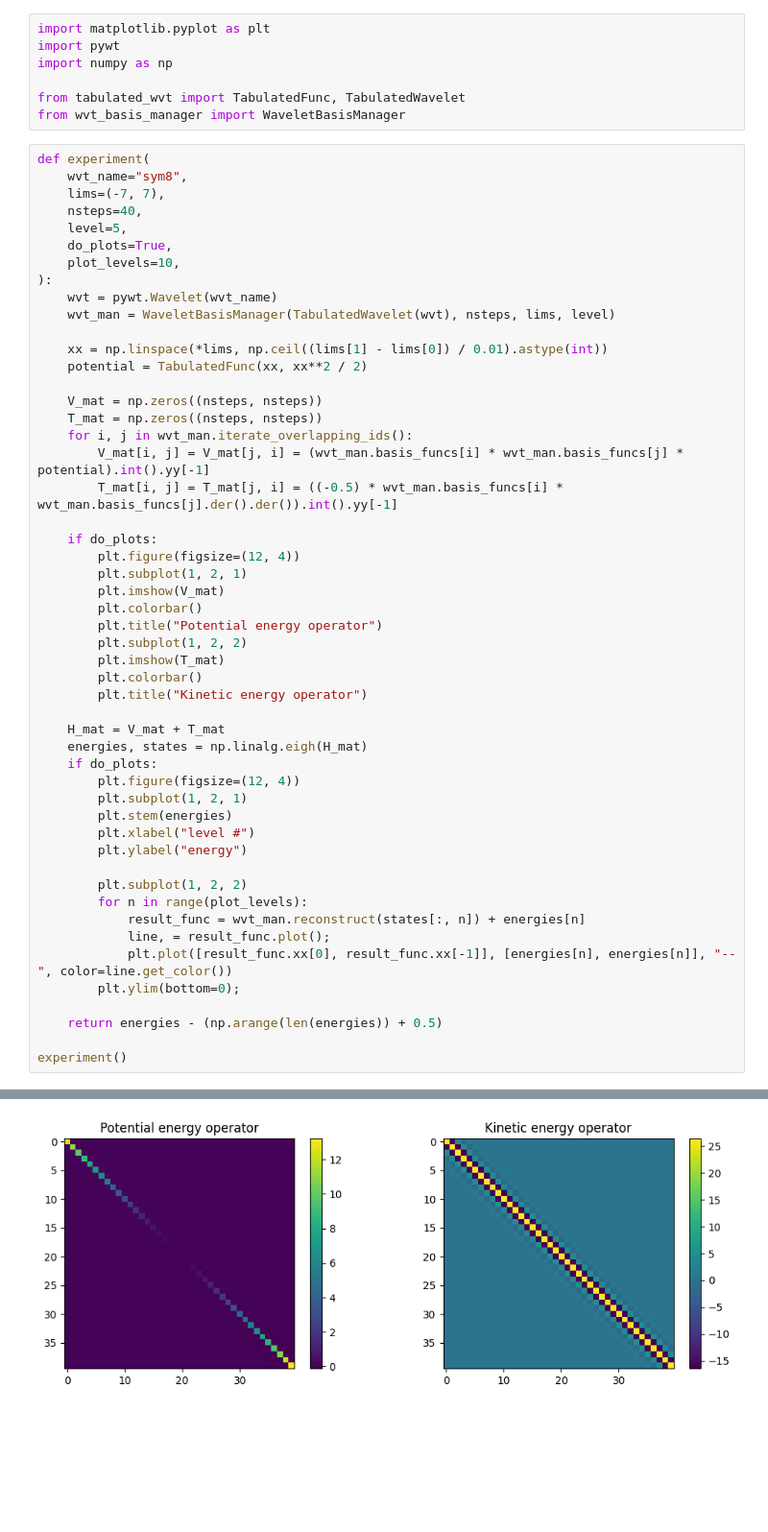
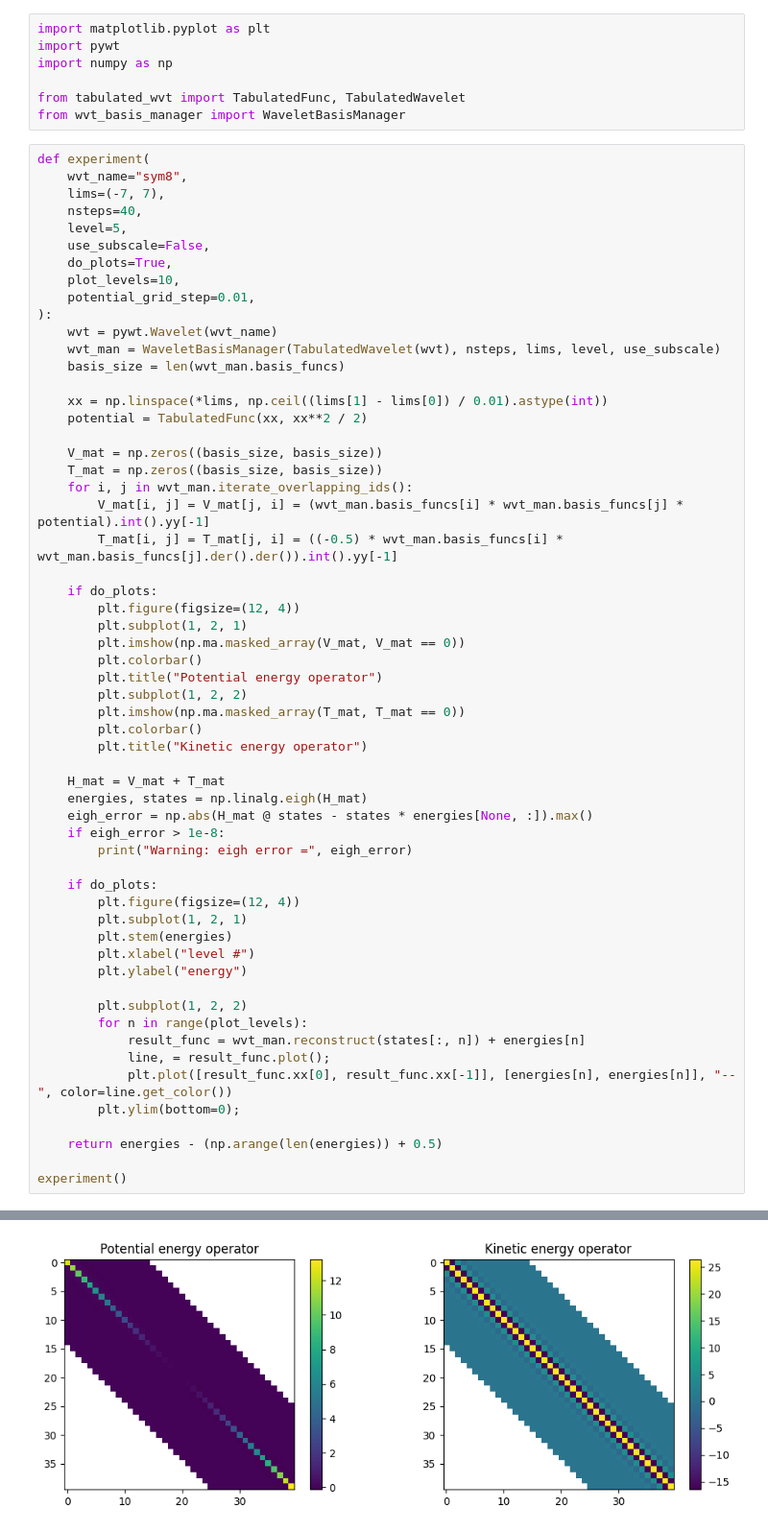
Before and after one commit to SiLiKhon/WaveletTests, a Jupyter notebook: harm_osc.ipynb, the cells around one changed output, grey strips where cells are left out. Shown at 96% size. Saved outputs shown, nothing was run; the diff lists cells and outputs as text; blank space fills up the shorter version.

Commit message:
subscale

```diff
--- a/harm_osc.ipynb
+++ b/harm_osc.ipynb
@@ -11,17 +11,20 @@ def experiment(
     lims=(-7, 7),
     nsteps=40,
     level=5,
+    use_subscale=False,
     do_plots=True,
     plot_levels=10,
+    potential_grid_step=0.01,
 ):
     wvt = pywt.Wavelet(wvt_name)
-    wvt_man = WaveletBasisManager(TabulatedWavelet(wvt), nsteps, lims, level)
+    wvt_man = WaveletBasisManager(TabulatedWavelet(wvt), nsteps, lims, level, use_subscale)
+    basis_size = len(wvt_man.basis_funcs)
 
     xx = np.linspace(*lims, np.ceil((lims[1] - lims[0]) / 0.01).astype(int))
     potential = TabulatedFunc(xx, xx**2 / 2)
 
-    V_mat = np.zeros((nsteps, nsteps))
-    T_mat = np.zeros((nsteps, nsteps))
+    V_mat = np.zeros((basis_size, basis_size))
+    T_mat = np.zeros((basis_size, basis_size))
     for i, j in wvt_man.iterate_overlapping_ids():
         V_mat[i, j] = V_mat[j, i] = (wvt_man.basis_funcs[i] * wvt_man.basis_funcs[j] * potential).int().yy[-1]
         T_mat[i, j] = T_mat[j, i] = ((-0.5) * wvt_man.basis_funcs[i] * wvt_man.basis_funcs[j].der().der()).int().yy[-1]
@@ -29,43 +32,47 @@ def experiment(
     if do_plots:
         plt.figure(figsize=(12, 4))
         plt.subplot(1, 2, 1)
-        plt.imshow(V_mat)
+        plt.imshow(np.ma.masked_array(V_mat, V_mat == 0))
         plt.colorbar()
         plt.title("Potential energy operator")
         plt.subplot(1, 2, 2)
-        plt.imshow(T_mat)
+        plt.imshow(np.ma.masked_array(T_mat, T_mat == 0))
         plt.colorbar()
         plt.title("Kinetic energy operator")
 
     H_mat = V_mat + T_mat
     energies, states = np.linalg.eigh(H_mat)
+    eigh_error = np.abs(H_mat @ states - states * energies[None, :]).max()
+    if eigh_error > 1e-8:
+        print("Warning: eigh error =", eigh_error)
+
     if do_plots:
         plt.figure(figsize=(12, 4))
         plt.subplot(1, 2, 1)
         plt.stem(energies)
         plt.xlabel("level #")
         plt.ylabel("energy")
 
         plt.subplot(1, 2, 2)
         for n in range(plot_levels):
             result_func = wvt_man.reconstruct(states[:, n]) + energies[n]
             line, = result_func.plot();
             plt.plot([result_func.xx[0], result_func.xx[-1]], [energies[n], energies[n]], "--", color=line.get_color())
         plt.ylim(bottom=0);
 
     return energies - (np.arange(len(energies)) + 0.5)
 
 experiment()
 # %% [output]
 array([ 5.25491451e-06, -2.94702274e-06, -1.92502630e-05, -4.32259375e-05,
        -7.28663192e-05, -9.77267371e-05, -6.26277789e-05,  2.91741096e-04,
         1.97461583e-03,  8.12473484e-03,  2.63410723e-02,  7.06330203e-02,
         1.60401390e-01,  3.15820139e-01,  5.52913226e-01,  8.81867487e-01,
         1.30852028e+00,  1.83681884e+00,  2.47079913e+00,  3.21584867e+00,
         4.07945454e+00,  5.07158836e+00,  6.20473686e+00,  7.49348310e+00,
         8.95350260e+00,  1.05998521e+01,  1.24445036e+01,  1.44931998e+01,
         1.67418571e+01,  1.91728790e+01,  2.17518315e+01,  2.44249369e+01,
         2.71177184e+01,  2.97347736e+01,  3.21601948e+01,  3.42395665e+01,
         3.59604365e+01,  3.62788763e+01,  3.93312508e+01,  3.91508881e+01])
-[figure, old version]
+[figure, new version]
 [figure]
```
Also changed, not shown: parts of 5 cells of this notebook, 1 other file.
